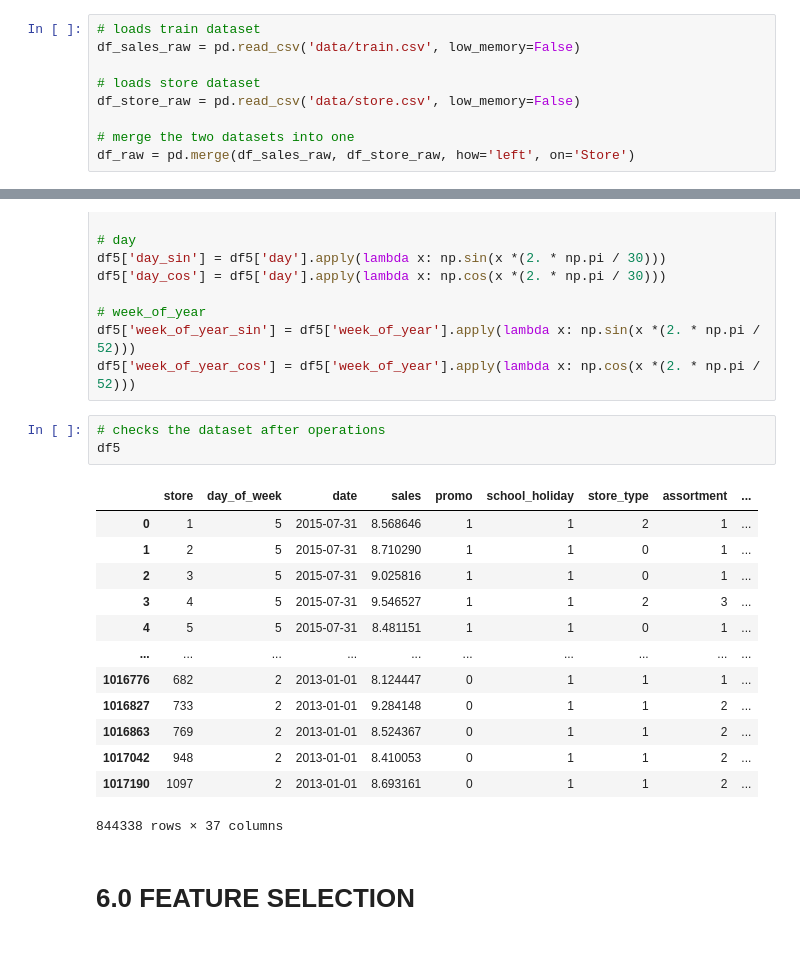
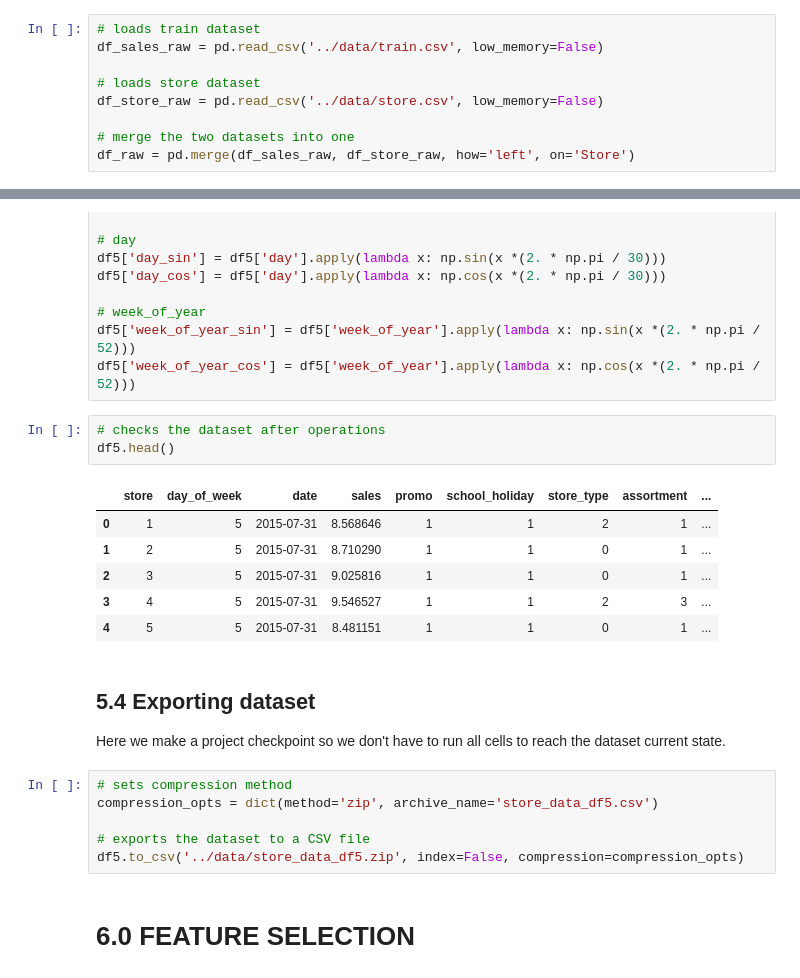
Before and after one commit to brunokatekawa/Curso_DS_Prod, a Jupyter notebook: notebooks/m07_v01_store_sales_prediction.ipynb, the cells around one changed output, grey strips where cells are left out. Drawn from its saved outputs; the diff is of its cells as text; blank space fills up the shorter version.

```diff
--- a/notebooks/m07_v01_store_sales_prediction.ipynb
+++ b/notebooks/m07_v01_store_sales_prediction.ipynb
@@ -79,10 +79,10 @@ def jupyter_settings():
 In this section, we import the data.
 # %%
 # loads train dataset
-df_sales_raw = pd.read_csv('data/train.csv', low_memory=False)
+df_sales_raw = pd.read_csv('../data/train.csv', low_memory=False)
 
 # loads store dataset
-df_store_raw = pd.read_csv('data/store.csv', low_memory=False)
+df_store_raw = pd.read_csv('../data/store.csv', low_memory=False)
 
 # merge the two datasets into one
 df_raw = pd.merge(df_sales_raw, df_store_raw, how='left', on='Store')
@@ -2531,21 +2533,23 @@ df5['week_of_year_sin'] = df5['week_of_year'].apply(lambda x: np.sin(x *(2. * np
 df5['week_of_year_cos'] = df5['week_of_year'].apply(lambda x: np.cos(x *(2. * np.pi / 52)))
 # %%
 # checks the dataset after operations
-df5
+df5.head()
 # %% [output]
 |  | store | day_of_week | date | sales | promo | school_holiday | store_type | assortment | ... |
 | 0 | 1 | 5 | 2015-07-31 | 8.568646 | 1 | 1 | 2 | 1 | ... |
 | 1 | 2 | 5 | 2015-07-31 | 8.710290 | 1 | 1 | 0 | 1 | ... |
 | 2 | 3 | 5 | 2015-07-31 | 9.025816 | 1 | 1 | 0 | 1 | ... |
 | 3 | 4 | 5 | 2015-07-31 | 9.546527 | 1 | 1 | 2 | 3 | ... |
 | 4 | 5 | 5 | 2015-07-31 | 8.481151 | 1 | 1 | 0 | 1 | ... |
-| ... | ... | ... | ... | ... | ... | ... | ... | ... | ... |
-| 1016776 | 682 | 2 | 2013-01-01 | 8.124447 | 0 | 1 | 1 | 1 | ... |
-| 1016827 | 733 | 2 | 2013-01-01 | 9.284148 | 0 | 1 | 1 | 2 | ... |
-| 1016863 | 769 | 2 | 2013-01-01 | 8.524367 | 0 | 1 | 1 | 2 | ... |
-| 1017042 | 948 | 2 | 2013-01-01 | 8.410053 | 0 | 1 | 1 | 2 | ... |
-| 1017190 | 1097 | 2 | 2013-01-01 | 8.693161 | 0 | 1 | 1 | 2 | ... |
-844338 rows × 37 columns
+# %% [markdown]
+## 5.4 Exporting dataset
+Here we make a project checkpoint so we don't have to run all cells to reach the dataset current state.
+# %%
+# sets compression method
+compression_opts = dict(method='zip', archive_name='store_data_df5.csv')
+
+# exports the dataset to a CSV file
+df5.to_csv('../data/store_data_df5.zip', index=False, compression=compression_opts)
 # %% [markdown]
 # 6.0 FEATURE SELECTION
 # %% [markdown]
```
Also changed, not shown: parts of 36 cells of this notebook.
